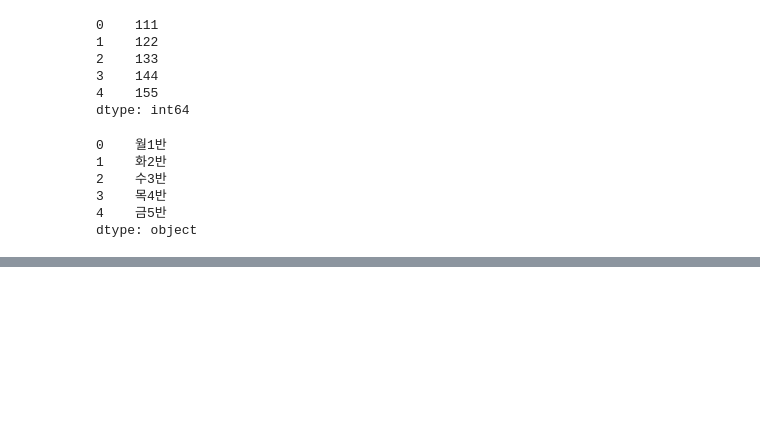
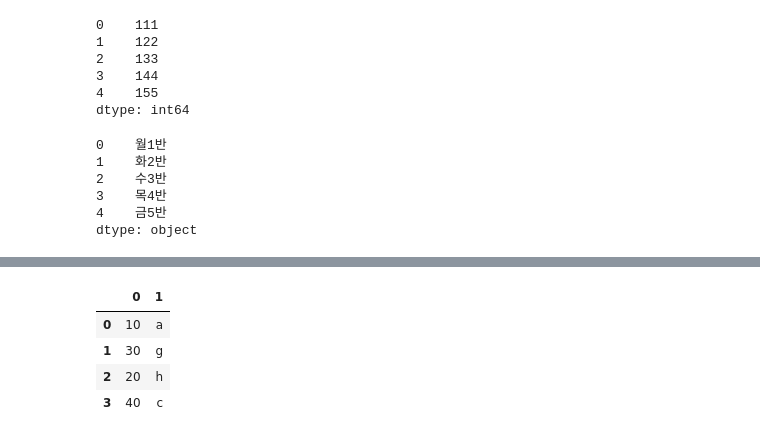
Before and after one commit to Haejeong079/BigData_Basic_py, a Jupyter notebook: test1.ipynb, the cells around one changed output, grey strips where cells are left out. Drawn from its saved outputs; the diff is of its cells as text; code cells hidden in the pictures; blank space fills up the shorter version.

```diff
--- a/test1.ipynb
+++ b/test1.ipynb
@@ -868,0 +946,8 @@ dtype: object
+# %%
+pd.DataFrame(zip(df5,df6))
+# %% [output]
+|  | 0 | 1 |
+| 0 | 10 | a |
+| 1 | 30 | g |
+| 2 | 20 | h |
+| 3 | 40 | c |
```
Also changed, not shown: parts of 11 cells of this notebook.
